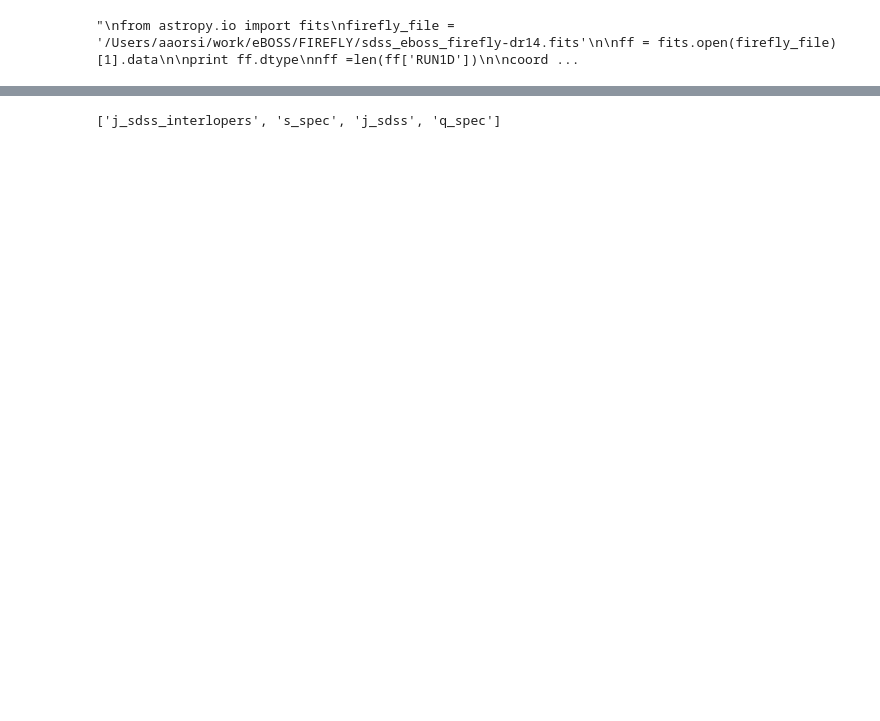
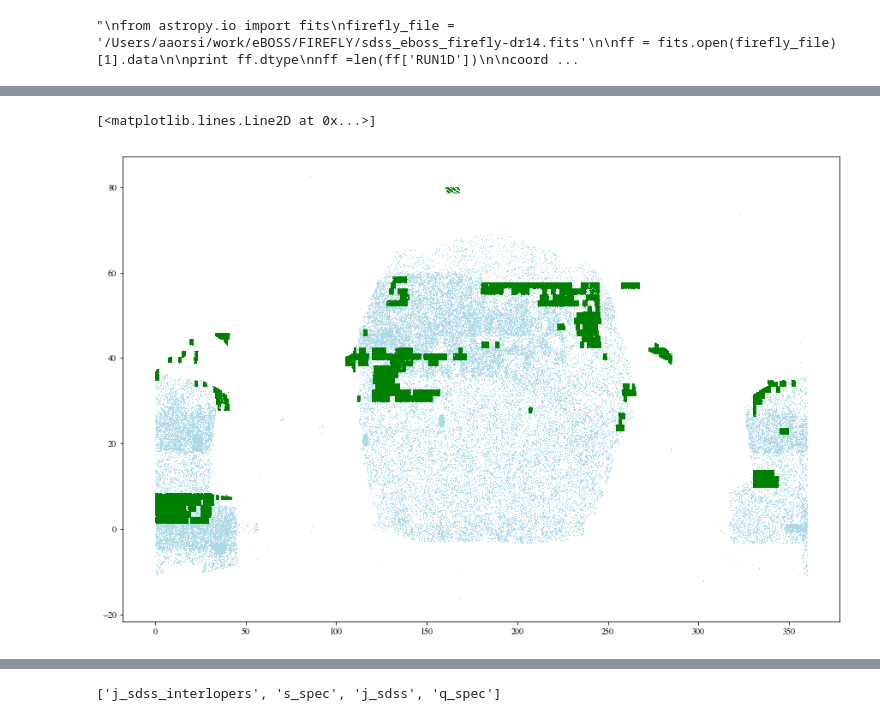
Before and after one commit to aaorsi/ELG_analysis, a Jupyter notebook: py/local_learn_ELGz.ipynb, the cells around one changed output, grey strips where cells are left out. Saved outputs shown, nothing was run; the diff lists cells and outputs as text; code cells hidden in the pictures; blank space fills up the shorter version.

```diff
--- a/py/local_learn_ELGz.ipynb
+++ b/py/local_learn_ELGz.ipynb
@@ -381,0 +402,16 @@ Cross match between Alhambra and J-PLUS results in 105 objects
+# %%
+
+plt.figure(1,figsize=(15,10))
+
+dbs = [dr15_07]#[dr15_00, dr15_03, dr15_07]
+col =['lightblue','gray','red']
+ic = 0
+for x in dbs:
+    ra = x['ra']
+    dec = x['dec']
+    plt.plot(ra,dec,',',color=col[ic])
+    ic +=1
+plt.plot(dcat['coords'][:,0],dcat['coords'][:,1],',',color='green')
+# %% [output]
+[<matplotlib.lines.Line2D at 0x...>]
+[figure, added]
```
Also changed, not shown: parts of 11 cells of this notebook, 1 other file.
